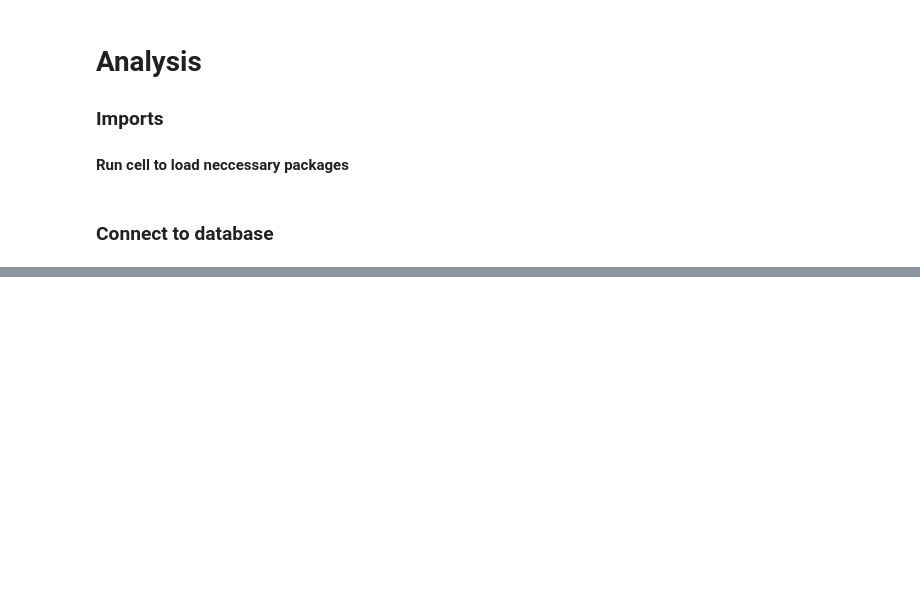
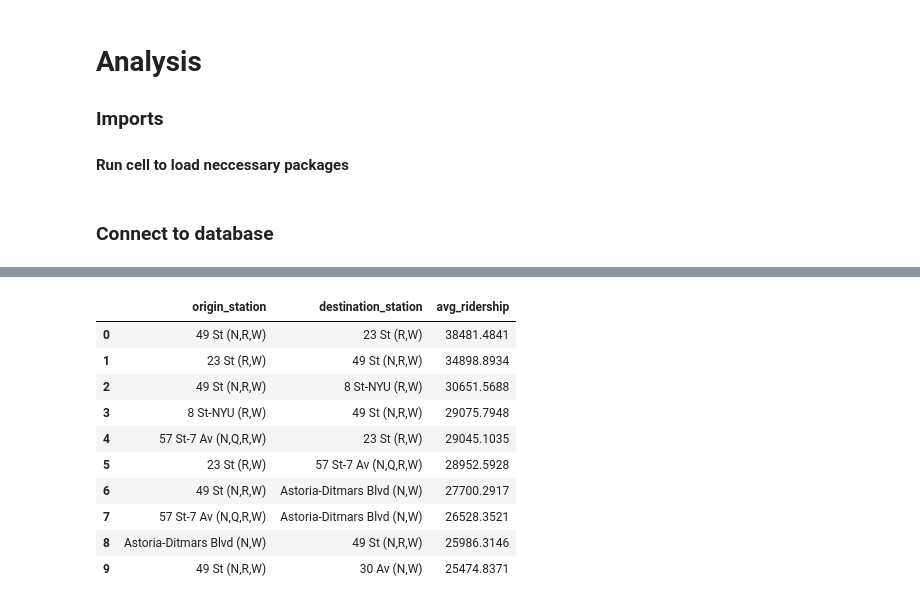
Before and after one commit to PaulCMurdoch/NYCTransit, a Jupyter notebook: analysis.ipynb, the cells around one changed output, grey strips where cells are left out. Cells and saved outputs as stored; diff of their text form; code cells hidden in the pictures; blank space fills up the shorter version.

```diff
--- a/analysis.ipynb
+++ b/analysis.ipynb
@@ -85,0 +40,26 @@ df
+# %%
+query = """
+SELECT origin.station_name as origin_station, destination.station_name as destination_station, sum(est_avg_ridership) as avg_ridership
+FROM RIDERSHIP
+join STATION origin on RIDERSHIP.origin_station_id = origin.station_id
+join STATION destination on RIDERSHIP.destination_station_id = destination.station_id
+group by RIDERSHIP.origin_station_id, RIDERSHIP.destination_station_id
+order by avg_ridership desc
+limit 10;
+"""
+
+df = pd.read_sql_query(query, conn)
+
+df
+# %% [output]
+|  | origin_station | destination_station | avg_ridership |
+| 0 | 49 St (N,R,W) | 23 St (R,W) | 38481.4841 |
+| 1 | 23 St (R,W) | 49 St (N,R,W) | 34898.8934 |
+| 2 | 49 St (N,R,W) | 8 St-NYU (R,W) | 30651.5688 |
+| 3 | 8 St-NYU (R,W) | 49 St (N,R,W) | 29075.7948 |
+| 4 | 57 St-7 Av (N,Q,R,W) | 23 St (R,W) | 29045.1035 |
+| 5 | 23 St (R,W) | 57 St-7 Av (N,Q,R,W) | 28952.5928 |
+| 6 | 49 St (N,R,W) | Astoria-Ditmars Blvd (N,W) | 27700.2917 |
+| 7 | 57 St-7 Av (N,Q,R,W) | Astoria-Ditmars Blvd (N,W) | 26528.3521 |
+| 8 | Astoria-Ditmars Blvd (N,W) | 49 St (N,R,W) | 25986.3146 |
+| 9 | 49 St (N,R,W) | 30 Av (N,W) | 25474.8371 |
```
Also changed, not shown: parts of 9 cells of this notebook.
